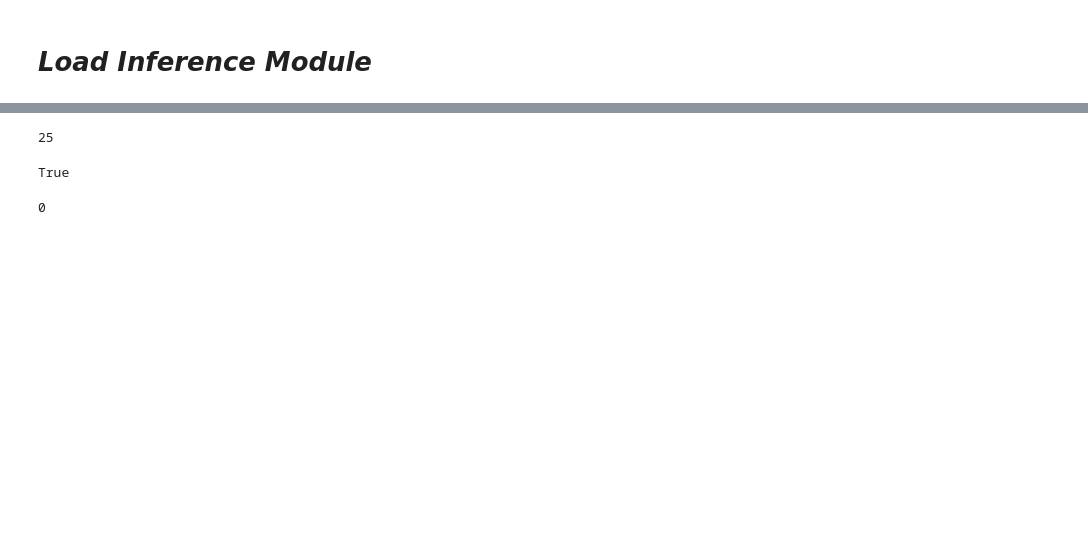
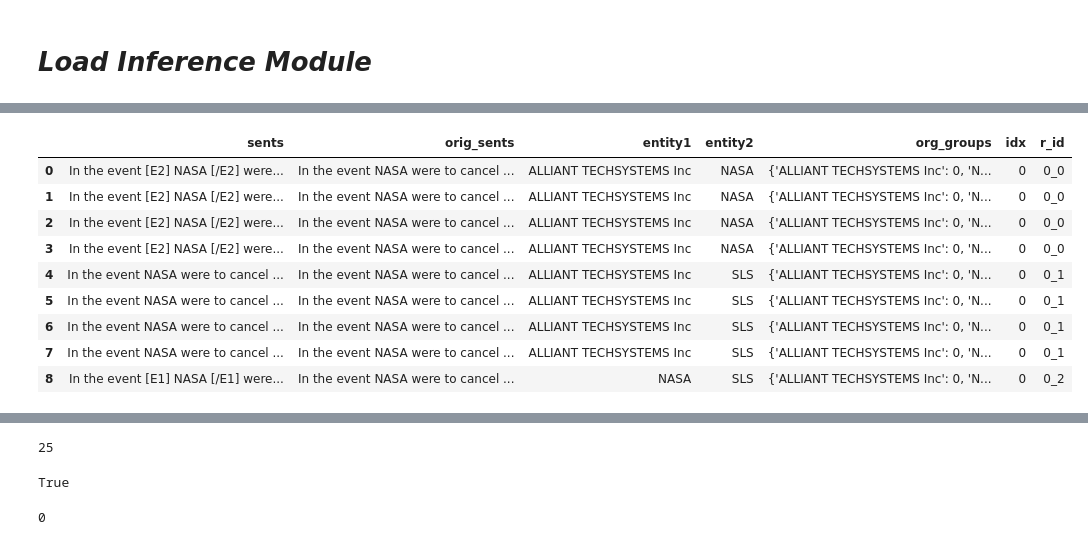
Before and after one commit to iSemantics-ai/Finance-SC-Relations, a Jupyter notebook: DemoNotebooks/relation_extraction_inference.ipynb, the cells around one changed output, grey strips where cells are left out. Drawn from its saved outputs; the diff is of its cells as text; code cells hidden in the pictures; blank space fills up the shorter version.

```diff
--- a/DemoNotebooks/relation_extraction_inference.ipynb
+++ b/DemoNotebooks/relation_extraction_inference.ipynb
@@ -76,0 +35,4 @@ sentences[::-1][0]
+# %%
+sentence = "If Westcon is unable to deliver phones of acceptable quality, or if there is a reduction or interruption in Westcon's ability to supply the phones in a timely manner, RingCentral Inc ability to bring services to market, the reliability of RingCentral Inc subscriptions and RingCentral Inc relationships with customers or RingCentral Inc overall reputation in the marketplace could suffer, which could cause RingCentral Inc to lose revenue"
+sentence = "There is supply chain among OMAR Inc and Ahmed INC, Where Omar Inc is designing interpritable ai system call integerated gradients, Also AHMED use this ai tech to serve Ahmed's clients"
+sentence = "In the event NASA were to cancel the SLS program, ALLIANT TECHSYSTEMS Inc believe that ALLIANT TECHSYSTEMS Inc will be reimbursed for certain amounts previously incurred by ALLIANT TECHSYSTEMS Inc as well as amounts to be incurred by ALLIANT TECHSYSTEMS Inc as part of that termination, e.g., severance, environmental liabilities and termination administration."
@@ -77 +49,17 @@ sentences[::-1][0]
+# %%
+#tagged_frame = pd.DataFrame(tagged_frame)
+tagged_frame = re_model.tag_sentences(sentences=[sentence])
+# %%
+tagged_frame
+# %% [output]
+|  | sents | orig_sents | entity1 | entity2 | org_groups | idx | r_id |
+| 0 | In the event [E2] NASA [/E2] were... | In the event NASA were to cancel ... | ALLIANT TECHSYSTEMS Inc | NASA | {'ALLIANT TECHSYSTEMS Inc': 0, 'N... | 0 | 0_0 |
+| 1 | In the event [E2] NASA [/E2] were... | In the event NASA were to cancel ... | ALLIANT TECHSYSTEMS Inc | NASA | {'ALLIANT TECHSYSTEMS Inc': 0, 'N... | 0 | 0_0 |
+| 2 | In the event [E2] NASA [/E2] were... | In the event NASA were to cancel ... | ALLIANT TECHSYSTEMS Inc | NASA | {'ALLIANT TECHSYSTEMS Inc': 0, 'N... | 0 | 0_0 |
+| 3 | In the event [E2] NASA [/E2] were... | In the event NASA were to cancel ... | ALLIANT TECHSYSTEMS Inc | NASA | {'ALLIANT TECHSYSTEMS Inc': 0, 'N... | 0 | 0_0 |
+| 4 | In the event NASA were to cancel ... | In the event NASA were to cancel ... | ALLIANT TECHSYSTEMS Inc | SLS | {'ALLIANT TECHSYSTEMS Inc': 0, 'N... | 0 | 0_1 |
+| 5 | In the event NASA were to cancel ... | In the event NASA were to cancel ... | ALLIANT TECHSYSTEMS Inc | SLS | {'ALLIANT TECHSYSTEMS Inc': 0, 'N... | 0 | 0_1 |
+| 6 | In the event NASA were to cancel ... | In the event NASA were to cancel ... | ALLIANT TECHSYSTEMS Inc | SLS | {'ALLIANT TECHSYSTEMS Inc': 0, 'N... | 0 | 0_1 |
+| 7 | In the event NASA were to cancel ... | In the event NASA were to cancel ... | ALLIANT TECHSYSTEMS Inc | SLS | {'ALLIANT TECHSYSTEMS Inc': 0, 'N... | 0 | 0_1 |
+| 8 | In the event [E1] NASA [/E1] were... | In the event NASA were to cancel ... | NASA | SLS | {'ALLIANT TECHSYSTEMS Inc': 0, 'N... | 0 | 0_2 |
 # %%
```
Also changed, not shown: parts of 22 cells of this notebook, 3 other files.
